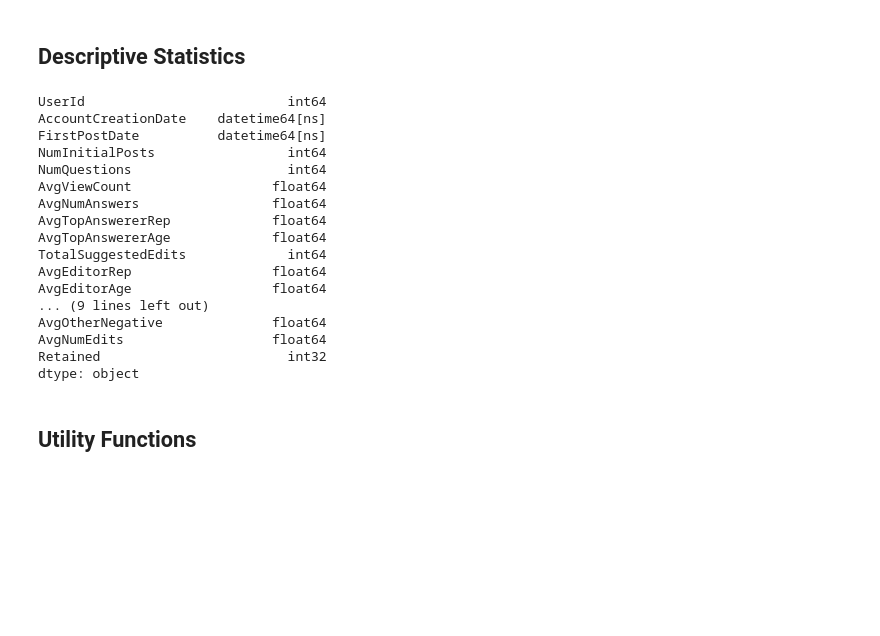
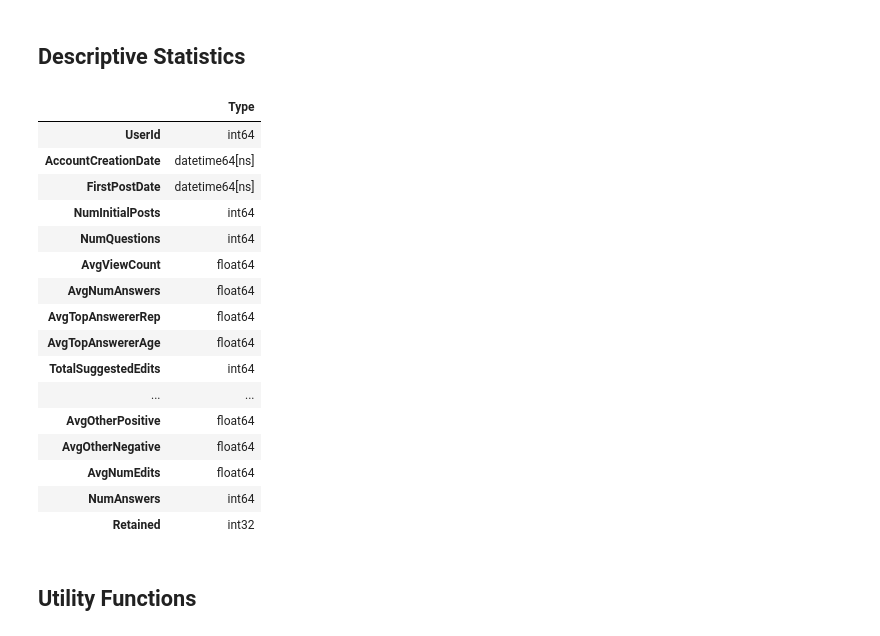
Before and after one commit to jackiec1998/cs565-final-project, a Jupyter notebook: newcomers.ipynb, the cells around one changed output. Saved outputs shown, nothing was run; the diff lists cells and outputs as text; code cells hidden in the pictures; blank space fills up the shorter version.

Commit message:
dtypes printint properly.

```diff
--- a/newcomers.ipynb
+++ b/newcomers.ipynb
@@ -25,26 +25,28 @@ nc['NumAnswers'] = nc['NumInitialPosts'] - nc['NumQuestions']
 nc['Retained'] = (nc['NumFuturePosts'] > 0).astype(int)
 # %% [markdown]
 ## Descriptive Statistics
-# %%
-nc.dtypes
-# %% [output]
-UserId                          int64
-AccountCreationDate    datetime64[ns]
-FirstPostDate          datetime64[ns]
-NumInitialPosts                 int64
-NumQuestions                    int64
-AvgViewCount                  float64
-AvgNumAnswers                 float64
-AvgTopAnswererRep             float64
-AvgTopAnswererAge             float64
-TotalSuggestedEdits             int64
-AvgEditorRep                  float64
-AvgEditorAge                  float64
-... (9 lines left out)
-AvgOtherNegative              float64
-AvgNumEdits                   float64
-Retained                        int32
-dtype: object
+# %%
+dtypes = nc.dtypes.to_frame()
+dtypes.columns = ['Type']
+dtypes
+# %% [output]
+|  | Type |
+| UserId | int64 |
+| AccountCreationDate | datetime64[ns] |
+| FirstPostDate | datetime64[ns] |
+| NumInitialPosts | int64 |
+| NumQuestions | int64 |
+| AvgViewCount | float64 |
+| AvgNumAnswers | float64 |
+| AvgTopAnswererRep | float64 |
+| AvgTopAnswererAge | float64 |
+| TotalSuggestedEdits | int64 |
+| ... | ... |
+| AvgOtherPositive | float64 |
+| AvgOtherNegative | float64 |
+| AvgNumEdits | float64 |
+| NumAnswers | int64 |
+| Retained | int32 |
 # %%
 '''
     Distribution of number of future posts made by StackOverflow newcomers.
```
